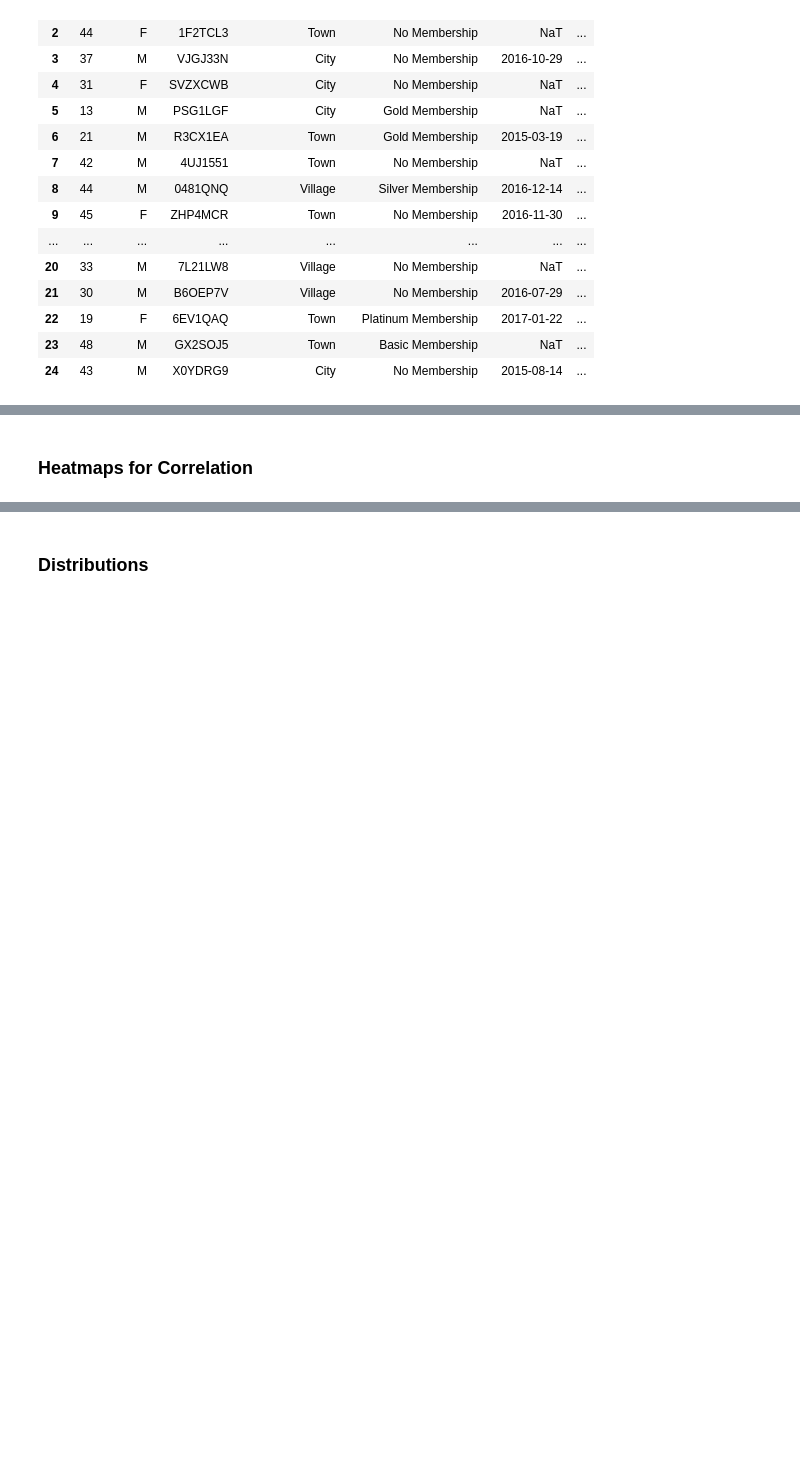
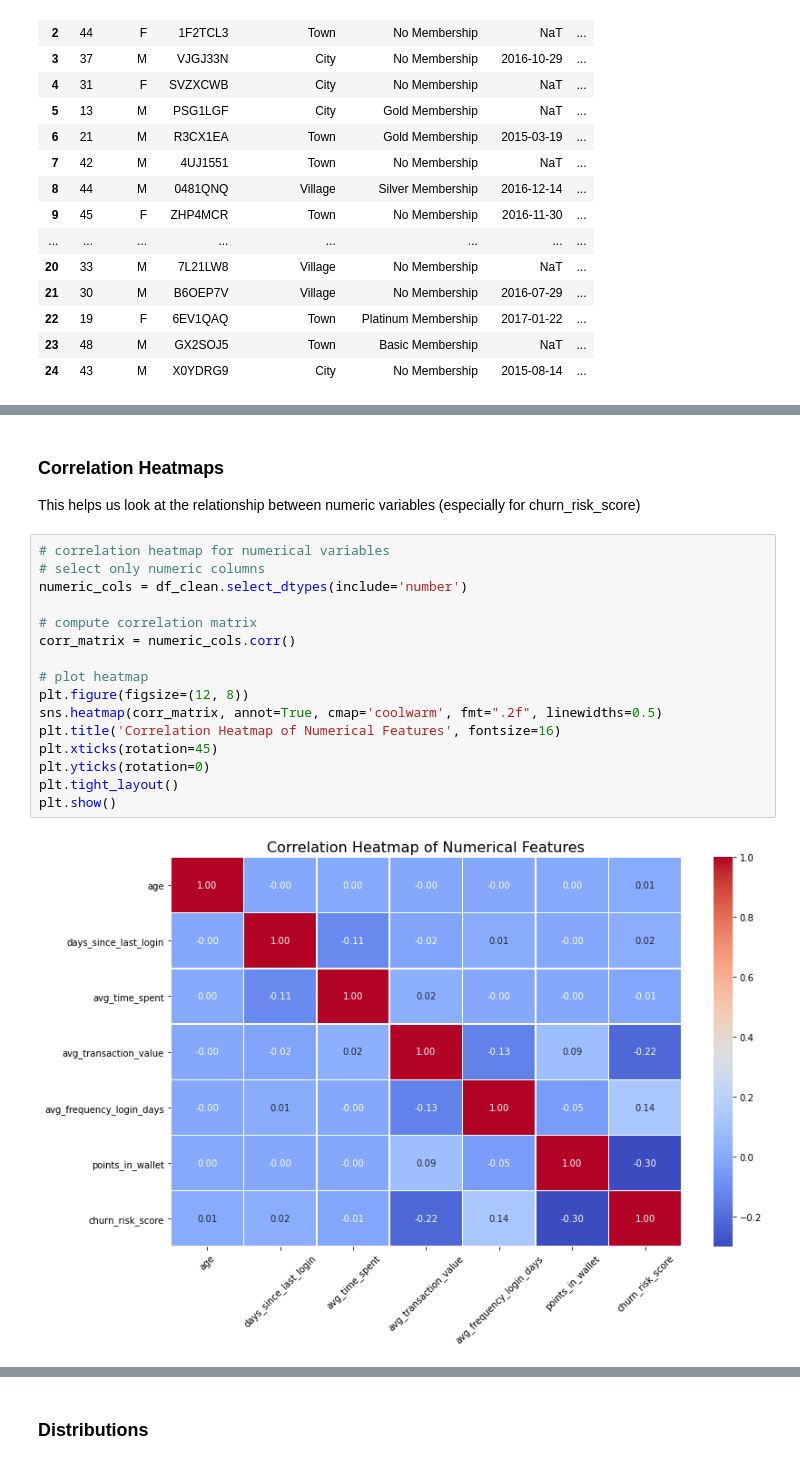
Before and after one commit to noliangeles/Capstone, a Jupyter notebook: EDA/eda jupyter.ipynb, the cells around one changed output, grey strips where cells are left out. Cells and saved outputs as stored; diff of their text form; blank space fills up the shorter version.

Commit message:
Feature engineering and correlation heatmap

```diff
--- a/EDA/eda jupyter.ipynb
+++ b/EDA/eda jupyter.ipynb
@@ -298,4 +298,23 @@ df_clean.head(25)
     - by classification (customers that churn vs. did not, age group, male vs. female, etc.)
     - by other segments
 # %% [markdown]
-### Heatmaps for Correlation
+### Correlation Heatmaps
+This helps us look at the relationship between numeric variables (especially for churn_risk_score)
+# %%
+# correlation heatmap for numerical variables
+# select only numeric columns
+numeric_cols = df_clean.select_dtypes(include='number')
+
+# compute correlation matrix
+corr_matrix = numeric_cols.corr()
+
+# plot heatmap
+plt.figure(figsize=(12, 8))
+sns.heatmap(corr_matrix, annot=True, cmap='coolwarm', fmt=".2f", linewidths=0.5)
+plt.title('Correlation Heatmap of Numerical Features', fontsize=16)
+plt.xticks(rotation=45)
+plt.yticks(rotation=0)
+plt.tight_layout()
+plt.show()
+# %% [output]
+[figure, added]
```
Also changed, not shown: parts of 15 cells of this notebook, 1 other file.
